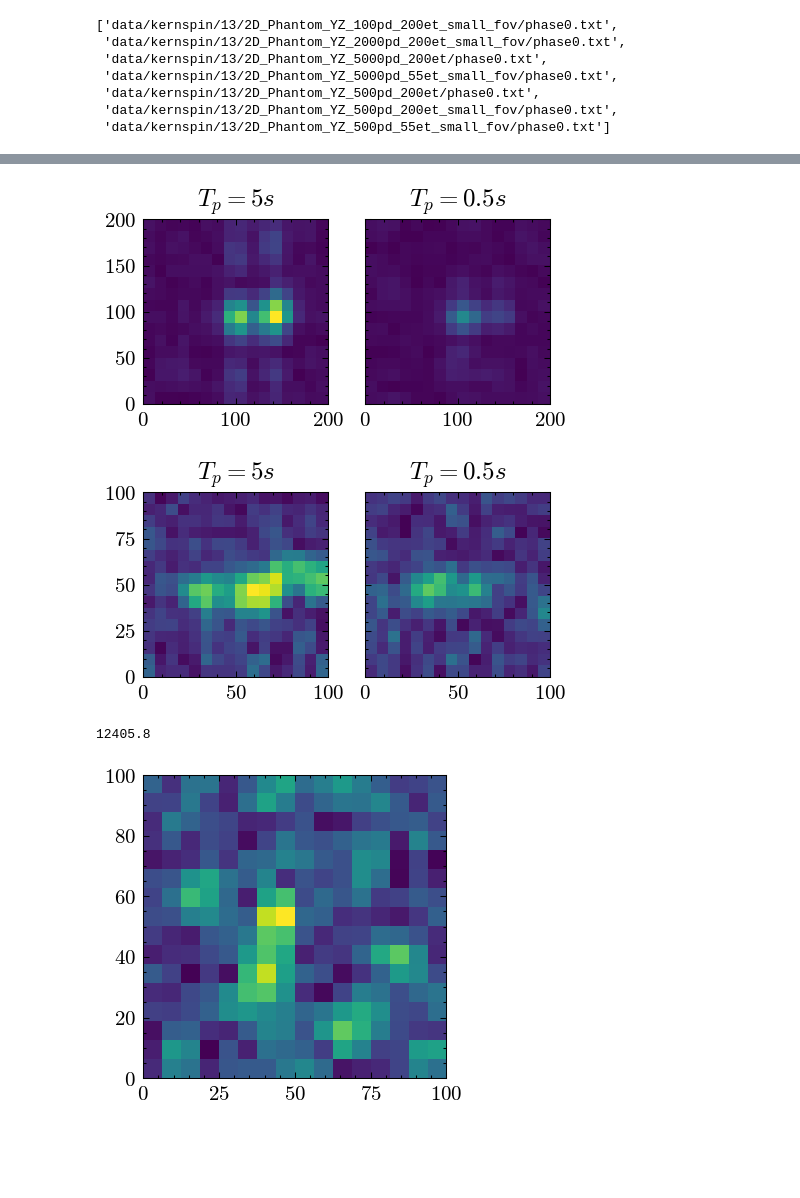
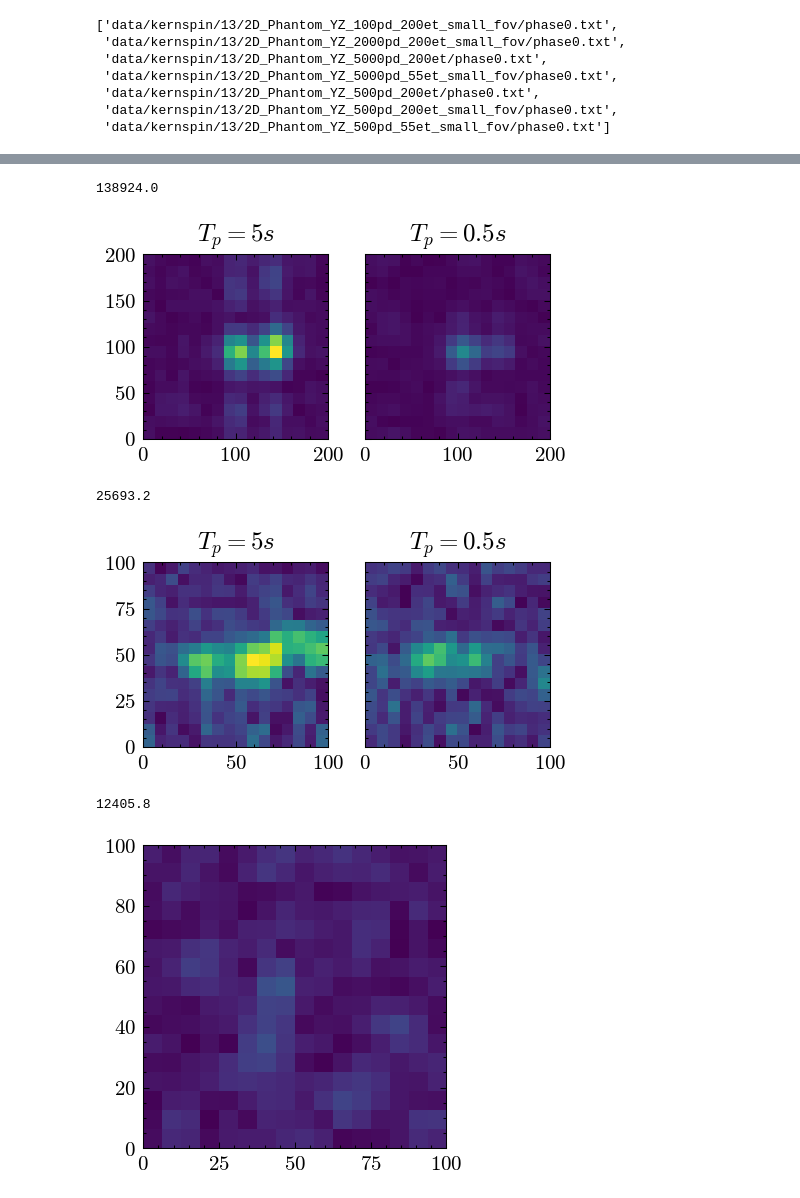
Before and after one commit to emhl/FP2, a Jupyter notebook: kernspin.ipynb, the cells around one changed output, grey strips where cells are left out. Saved outputs shown, nothing was run; the diff lists cells and outputs as text; code cells hidden in the pictures; blank space fills up the shorter version.

```diff
--- a/kernspin.ipynb
+++ b/kernspin.ipynb
@@ -576,8 +576,8 @@ files10[3::8]
  'data/kernspin/10/CPMG-90-0-alternating/t2.txt',
  'data/kernspin/10/CPMG-90-270-alternating/t2.txt']
 # %%
-def t2_fit(t, T2, A):
-    return A*np.exp(-t/T2)
+def t2_fit(t, T2):
+    return np.exp(-t/T2)
 # %%
 files10[1::8]
 d= dat10[17]
@@ -592,7 +592,7 @@ for i, t2 in enumerate(t2_10[::2]):
     # amp = ua(t2[1],t2[2])
     # plt.title('alternating')
     plt.scatter(t2[0],t2[1],s=10, label=rf"${alpha[i]}\degree, {beta[i]}\degree$")
-    popt, pcov = curve_fit(t2_fit, t2[0], t2[1], p0=[1000,1])
+    popt, pcov = curve_fit(t2_fit, t2[0], t2[1], p0=[1000])
     xl = np.linspace(0, 10000, 500)
     plt.plot(xl, t2_fit(xl, *popt))
     t2_alt.append(uf(popt[0],np.sqrt(np.diag(pcov))[0]))
@@ -609,7 +609,7 @@ for i, t2 in enumerate(t2_10[1::2]):
     # amp = ua(t2[1],t2[2])
     # plt.title('constant')
     plt.scatter(t2[0],t2[1],s=10, label=rf"${alpha[i]}\degree, {beta[i]}\degree$")
-    popt, pcov = curve_fit(t2_fit, t2[0], t2[1], p0=[1000,1])
+    popt, pcov = curve_fit(t2_fit, t2[0], t2[1], p0=[1000])
     xl = np.linspace(0, 10000, 500)
     plt.plot(xl, t2_fit(xl, *popt))
     t2_const.append(uf(popt[0],np.sqrt(np.diag(pcov))[0]))
@@ -802,7 +802,8 @@ for d in dat13[1::2]:
     # minimum value from matrix
     print(np.min(d),np.max(d))
 # print(np.min(dat13[1::2]),np.max(dat13[1::2]))
-min13, max13 = np.min(dat13[1::2]),np.max(dat13[1::2])
+min13, max13 = np.min(dat13[1::2]),np.max(dat13[1:4:2])
+min13, max13
 # %% [output]
 185.285 12405.8
 522.604 46084.3
@@ -827,6 +831,7 @@ plt.savefig(outdir+'13-100mm.pdf')
 # %%
 fig, ax = plt.subplots(1,2,sharey=True)
 m=max(np.max(dat13[5]),np.max(dat13[9]))
+print(m)
 ax[0].imshow(dat13[5],extent=[0,200,0,200],aspect=100/100, vmin=min13, vmax=m)
 ax[0].set_title("$T_p=5s$")
 ax[1].imshow(dat13[9],extent=[0,200,0,200],aspect=100/100, vmin=min13, vmax=m)
@@ -834,22 +839,25 @@ ax[1].set_title("$T_p=0.5s$")
 
 plt.savefig(outdir+'13-200mm.pdf')
 # %% [output]
+138924.0
 [figure]
 # %%
 fig, ax = plt.subplots(1,2,sharey=True)
 m=max(np.max(dat13[7]),np.max(dat13[13]))
+print(m)
 ax[0].imshow(dat13[7],extent=[0,100,0,100],aspect=100/100, vmin=min13, vmax=m)
 ax[0].set_title("$T_p=5s$")
 ax[1].imshow(dat13[13],extent=[0,100,0,100],aspect=100/100, vmin=min13, vmax=m)
 ax[1].set_title("$T_p=0.5s$")
 plt.savefig(outdir+'13-55et.pdf')
 # %% [output]
+25693.2
 [figure]
 # %%
 plt.figure()
-plt.imshow(dat13[1],extent=[0,100,0,100],aspect=100/100, vmin=min13)
+plt.imshow(dat13[1],extent=[0,100,0,100],aspect=100/100, vmin=min13, vmax=max13)
 print(dat13[1].max())
 plt.savefig(outdir+'13-noisy.pdf')
 # %% [output]
 12405.8
-[figure, old version]
+[figure, new version]
```
Also changed, not shown: parts of 7 cells of this notebook.
